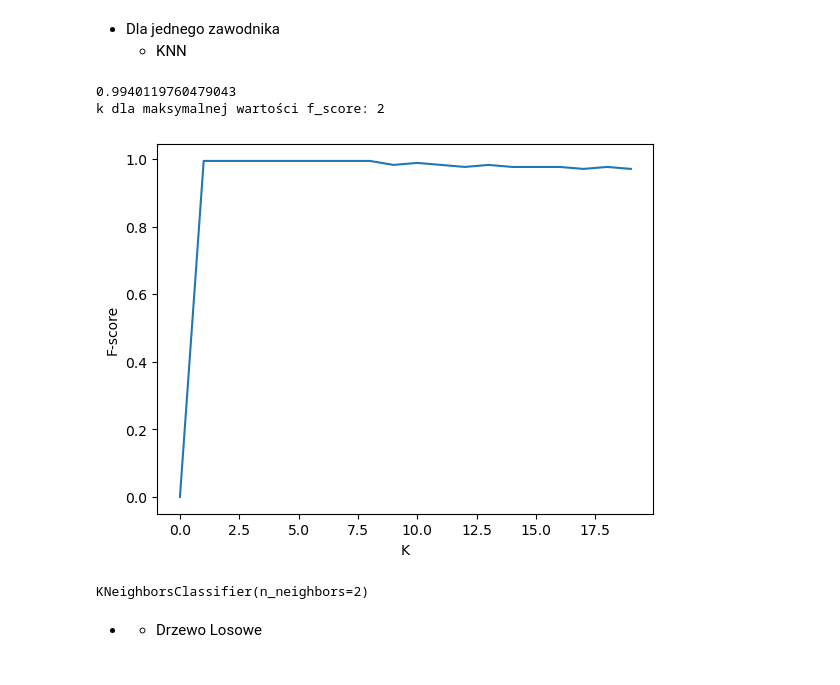
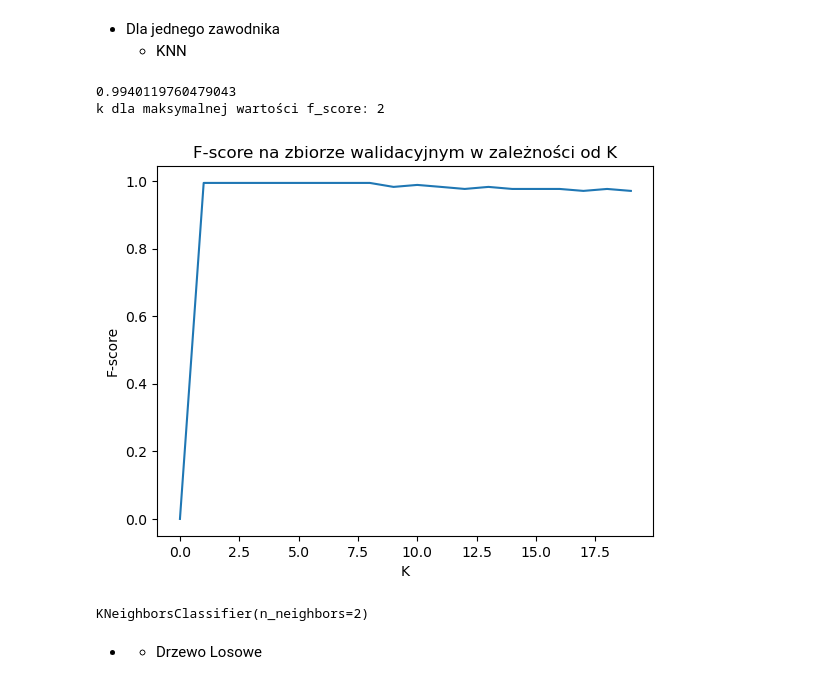
Before and after one commit to MichalBrodackiPJA/Eksploracja-i-Wizualizacja-Danych, a Jupyter notebook: Projekt_koncowy/Projekt.ipynb, the cells around one changed output. Cells and saved outputs as stored; diff of their text form; code cells hidden in the pictures.

```diff
--- a/Projekt_koncowy/Projekt.ipynb
+++ b/Projekt_koncowy/Projekt.ipynb
@@ -241,35 +241,35 @@ df_all
 # %%
 X = Lebron.drop(columns="is_three")
 y = Lebron.is_three
 #podział na zbiór testowy, walidacyjny i treningowy
 X_train, X_test, y_train, y_test = train_test_split(X, y, test_size=0.2, random_state=5)
 X_train, X_val, y_train, y_val = train_test_split(X_train, y_train, test_size=0.2, random_state=1)
 # Strojenie hiperparametru k
 results = [0]
 for k in range(1,20):
     knn = KNeighborsClassifier(n_neighbors=k)
     knn.fit(X_train, y_train)
     y_pred = knn.predict(X_val)
     results.append(f1_score(y_val, y_pred))
 print(max(results))
 index_of_max = results.index(max(results))
 print("k dla maksymalnej wartości f_score:", index_of_max + 1)
 
 # Wykres liniowy
 plt.plot(results)
 
 plt.xlabel('K')
 plt.ylabel('F-score')
-
+plt.title("F-score na zbiorze walidacyjnym w zależności od K")
 plt.show()
 
 #najlepszy
 bestknn1 = KNeighborsClassifier(n_neighbors=2)
 bestknn1.fit(X_train,y_train)
 # %% [output]
 0.9940119760479043
 k dla maksymalnej wartości f_score: 2
-[figure, old version]
+[figure, new version]
 KNeighborsClassifier(n_neighbors=2)
 # %% [markdown]
 -
```
Also changed, not shown: parts of 2 cells of this notebook, 27 other files.
